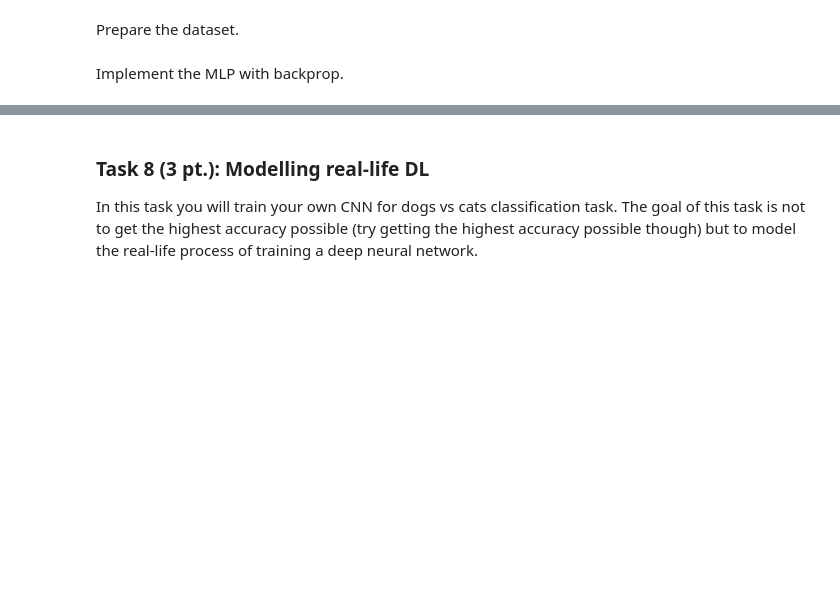
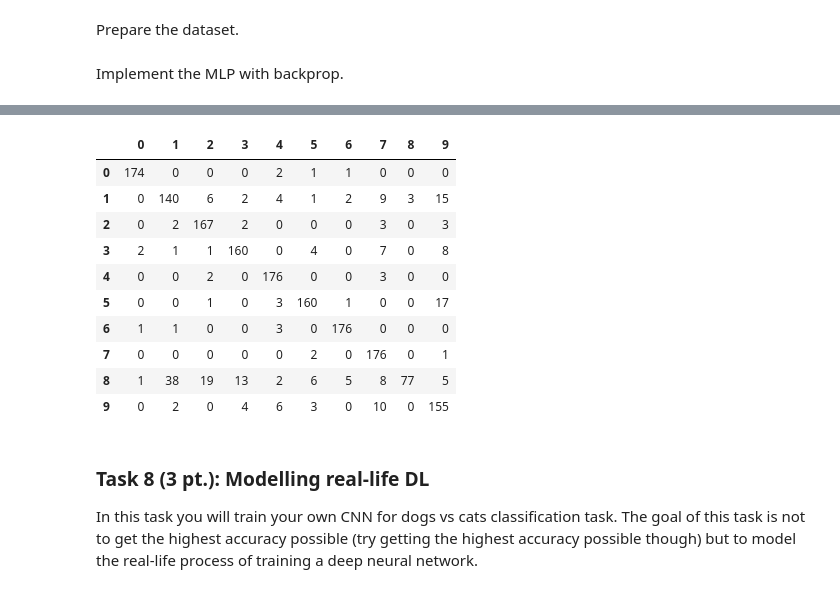
Before and after one commit to dzisandy/Machine-Learning, a Jupyter notebook: HW2/ML2019HW02-part2.ipynb, the cells around one changed output, grey strips where cells are left out. Cells and saved outputs as stored; diff of their text form; code cells hidden in the pictures; blank space fills up the shorter version.

```diff
--- a/HW2/ML2019HW02-part2.ipynb
+++ b/HW2/ML2019HW02-part2.ipynb
@@ -842,6 +892,19 @@ plt.plot(test_curve)
 # %%
-_, predictions = np.max(mlp.forward(digits), -1)
+predictions = mlp.forward(digits).argmax(axis = 1)
+#predictions[:20]
 pd.DataFrame(confusion_matrix(targets, predictions))
+# %% [output]
+|  | 0 | 1 | 2 | 3 | 4 | 5 | 6 | 7 | 8 | 9 |
+| 0 | 174 | 0 | 0 | 0 | 2 | 1 | 1 | 0 | 0 | 0 |
+| 1 | 0 | 140 | 6 | 2 | 4 | 1 | 2 | 9 | 3 | 15 |
+| 2 | 0 | 2 | 167 | 2 | 0 | 0 | 0 | 3 | 0 | 3 |
+| 3 | 2 | 1 | 1 | 160 | 0 | 4 | 0 | 7 | 0 | 8 |
+| 4 | 0 | 0 | 2 | 0 | 176 | 0 | 0 | 3 | 0 | 0 |
+| 5 | 0 | 0 | 1 | 0 | 3 | 160 | 1 | 0 | 0 | 17 |
+| 6 | 1 | 1 | 0 | 0 | 3 | 0 | 176 | 0 | 0 | 0 |
+| 7 | 0 | 0 | 0 | 0 | 0 | 2 | 0 | 176 | 0 | 1 |
+| 8 | 1 | 38 | 19 | 13 | 2 | 6 | 5 | 8 | 77 | 5 |
+| 9 | 0 | 2 | 0 | 4 | 6 | 3 | 0 | 10 | 0 | 155 |
 # %% [markdown]
 ### Task 8 (3 pt.): Modelling real-life DL
 In this task you will train your own CNN for dogs vs cats classification task. The goal of this task is not to get the highest accuracy possible (try getting the highest accuracy possible though) but to model the real-life process of training a deep neural network.
```
Also changed, not shown: parts of 11 cells of this notebook, 2 other files.
